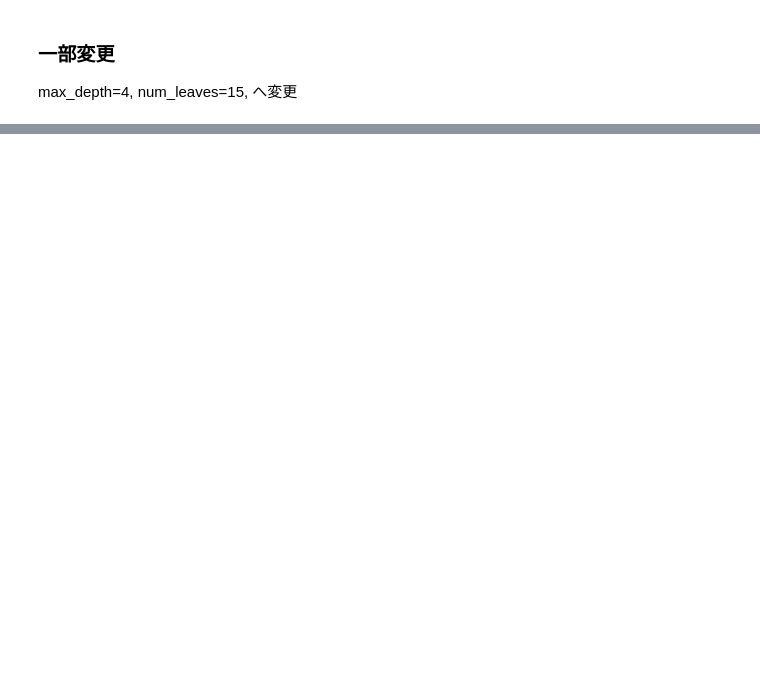
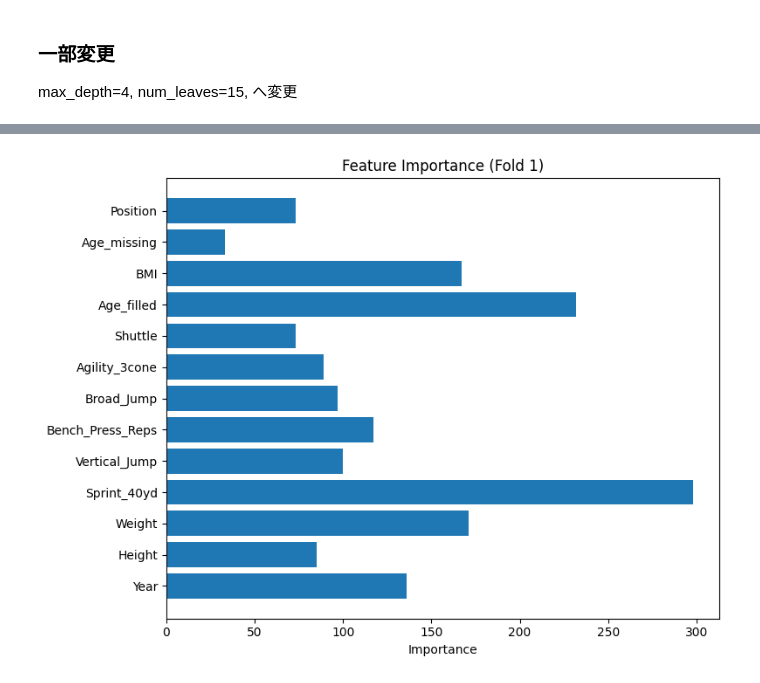
Before and after one commit to yu531deve/GCI-NFL-Draft-Prediction-, a Jupyter notebook: notebooks/04_0626_notebook(0.82787).ipynb, the cells around one changed output, grey strips where cells are left out. Drawn from its saved outputs; the diff is of its cells as text; code cells hidden in the pictures; blank space fills up the shorter version.

```diff
--- a/notebooks/04_0626_notebook(0.82787).ipynb
+++ b/notebooks/04_0626_notebook(0.82787).ipynb
@@ -234,0 +255,3 @@ Average Validation AUC: 0.8271
+# %%
+original_X = X.copy()  # ← 削除前の状態を保持
+original_test = test.copy()
@@ -234,0 +368,72 @@ Average Validation AUC: 0.8271
+# %%
+# 前回削除した中から「一部だけ戻す」
+columns_to_restore = ["Age_missing", "Position"]
+X = pd.concat([X, original_X[columns_to_restore]], axis=1)
+test = pd.concat([test, original_test[columns_to_restore]], axis=1)
+# %%
+from sklearn.metrics import roc_auc_score
+from sklearn.model_selection import KFold
+from lightgbm import LGBMClassifier
+import numpy as np
+
+kf = KFold(n_splits=5, shuffle=True, random_state=42)
+train_aucs = []
+val_aucs = []
+
+for fold, (train_idx, valid_idx) in enumerate(kf.split(X)):
+    X_train, X_valid = X.iloc[train_idx], X.iloc[valid_idx]
+    y_train, y_valid = y.iloc[train_idx], y.iloc[valid_idx]
+
+    model = LGBMClassifier(
+    max_depth=4,
+    num_leaves=15,
+    min_child_samples=30,
+    min_split_gain=0.0,         # 追加1
+    subsample=0.8,              # 追加2
+    colsample_bytree=0.8,       # 追加3
+    reg_alpha=3.0,              # 強化1
+    reg_lambda=2.0,             # 強化2
+    learning_rate=0.03,
+    n_estimators=700,
+    random_state=42
+)
+
+
+    model.fit(
+    X_train, y_train,
+    eval_set=[(X_valid, y_valid)],
+    eval_metric='auc',
+    callbacks=[
+        lgb.early_stopping(stopping_rounds=30),
+        lgb.log_evaluation(0)  # ログ非表示
+    ]
+)
+
+
+
+    y_train_pred = model.predict_proba(X_train)[:, 1]
+    y_valid_pred = model.predict_proba(X_valid)[:, 1]
+
+    train_auc = roc_auc_score(y_train, y_train_pred)
+    val_auc = roc_auc_score(y_valid, y_valid_pred)
+
+    train_aucs.append(train_auc)
+    val_aucs.append(val_auc)
+
+    print(f"Fold {fold + 1} - Train AUC: {train_auc:.4f}, Validation AUC: {val_auc:.4f}")
+
+    # ★ Fold 1 のあとに一度だけ重要度を出力
+    if fold == 0:
+        import matplotlib.pyplot as plt
+        importances = model.feature_importances_
+        feature_names = X.columns
+        plt.figure(figsize=(8, 6))
+        plt.barh(feature_names, importances)
+        plt.title("Feature Importance (Fold 1)")
+        plt.xlabel("Importance")
+        plt.tight_layout()
+        plt.show()
+
+print(f"\nAverage Train AUC: {np.mean(train_aucs):.4f}")
+print(f"Average Validation AUC: {np.mean(val_aucs):.4f}")
+# %% [output]
@@ -234,0 +457 @@ Average Validation AUC: 0.8271
+[figure, added]
```
Also changed, not shown: parts of 9 cells of this notebook, 1 other file.
